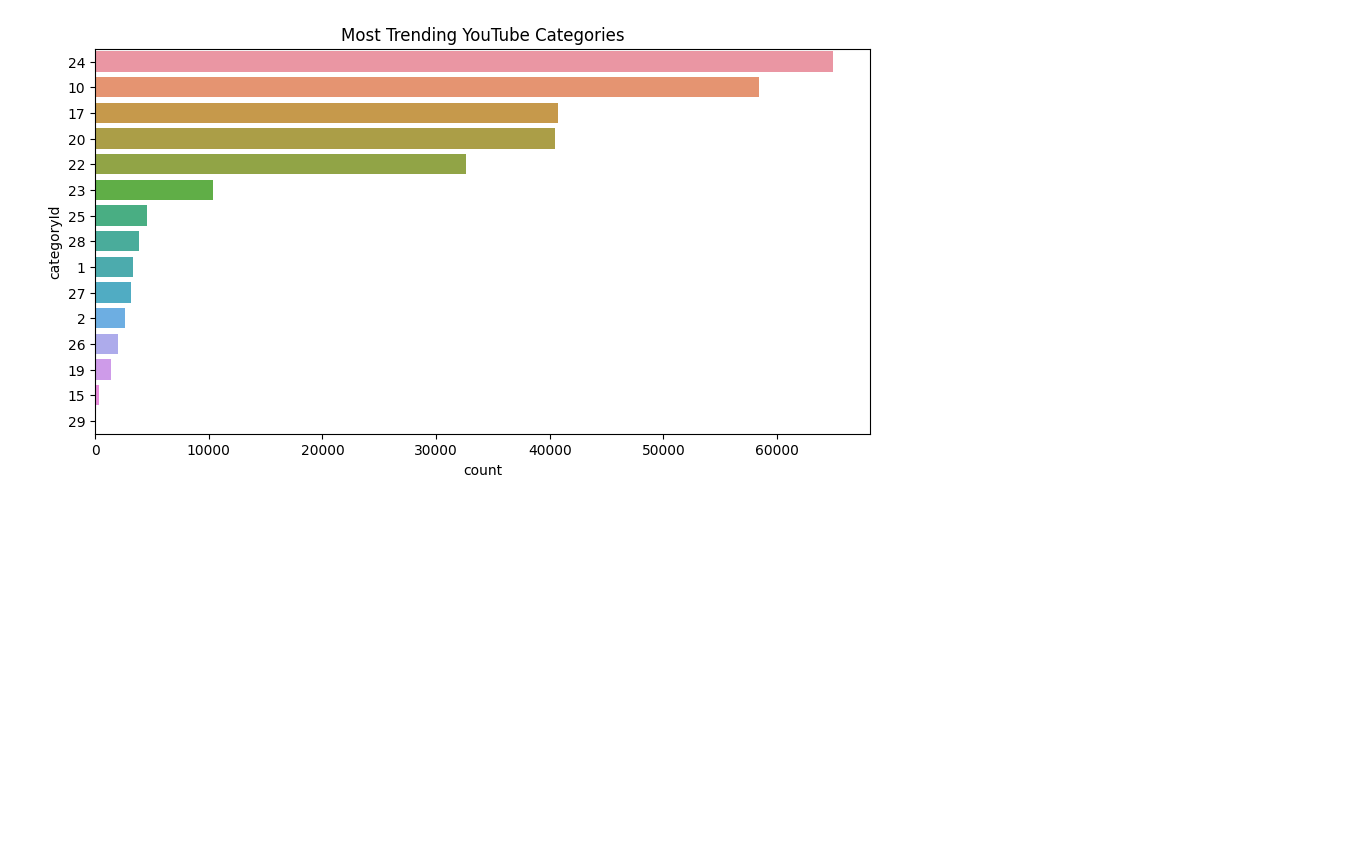
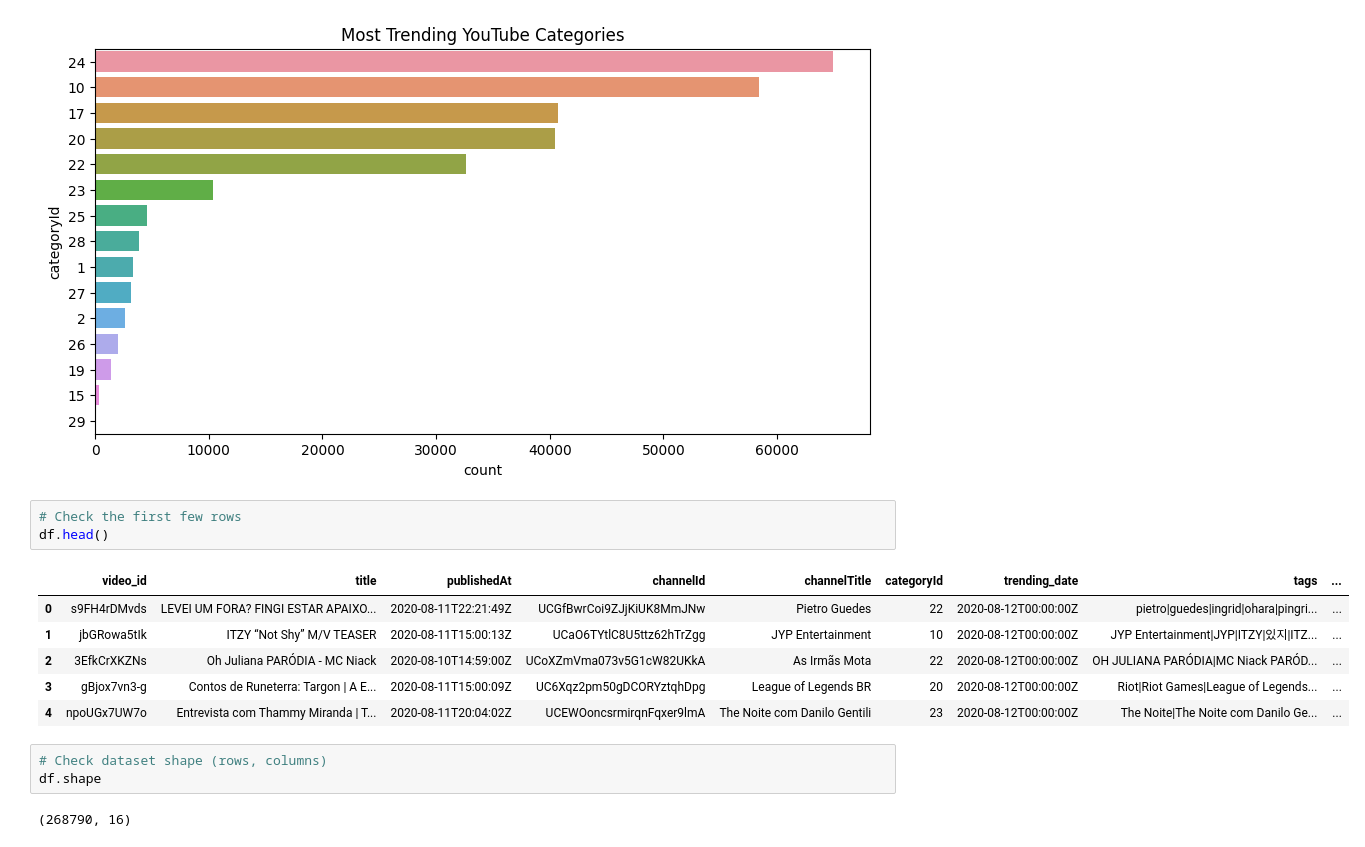
Before and after one commit to ShrikantAhire/YouTube-Data-CV-Projects, a Jupyter notebook: Exploratory-Data-Analysis.ipynb, the cells around one changed output. Cells and saved outputs as stored; diff of their text form; blank space fills up the shorter version.

```diff
--- a/Exploratory-Data-Analysis.ipynb
+++ b/Exploratory-Data-Analysis.ipynb
@@ -110,3 +110,18 @@ plt.title('Most Trending YouTube Categories')
 plt.show()
 # %% [output]
 [figure]
+# %%
+# Check the first few rows
+df.head()
+# %% [output]
+|  | video_id | title | publishedAt | channelId | channelTitle | categoryId | trending_date | tags | ... |
+| 0 | s9FH4rDMvds | LEVEI UM FORA? FINGI ESTAR APAIXO... | 2020-08-11T22:21:49Z | UCGfBwrCoi9ZJjKiUK8MmJNw | Pietro Guedes | 22 | 2020-08-12T00:00:00Z | pietro|guedes|ingrid|ohara|pingri... | ... |
+| 1 | jbGRowa5tIk | ITZY “Not Shy” M/V TEASER | 2020-08-11T15:00:13Z | UCaO6TYtlC8U5ttz62hTrZgg | JYP Entertainment | 10 | 2020-08-12T00:00:00Z | JYP Entertainment|JYP|ITZY|있지|ITZ... | ... |
+| 2 | 3EfkCrXKZNs | Oh Juliana PARÓDIA - MC Niack | 2020-08-10T14:59:00Z | UCoXZmVma073v5G1cW82UKkA | As Irmãs Mota | 22 | 2020-08-12T00:00:00Z | OH JULIANA PARÓDIA|MC Niack PARÓD... | ... |
+| 3 | gBjox7vn3-g | Contos de Runeterra: Targon | A E... | 2020-08-11T15:00:09Z | UC6Xqz2pm50gDCORYztqhDpg | League of Legends BR | 20 | 2020-08-12T00:00:00Z | Riot|Riot Games|League of Legends... | ... |
+| 4 | npoUGx7UW7o | Entrevista com Thammy Miranda | T... | 2020-08-11T20:04:02Z | UCEWOoncsrmirqnFqxer9lmA | The Noite com Danilo Gentili | 23 | 2020-08-12T00:00:00Z | The Noite|The Noite com Danilo Ge... | ... |
+# %%
+# Check dataset shape (rows, columns)
+df.shape
+# %% [output]
+(268790, 16)
```
Also changed, not shown: parts of 10 cells of this notebook.
